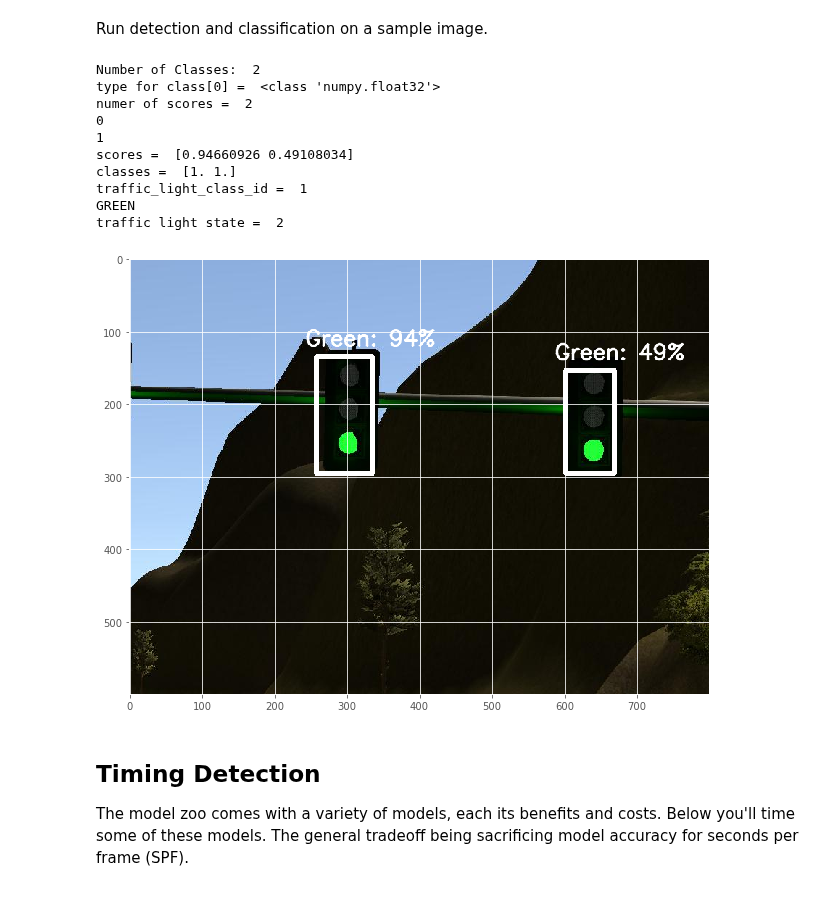
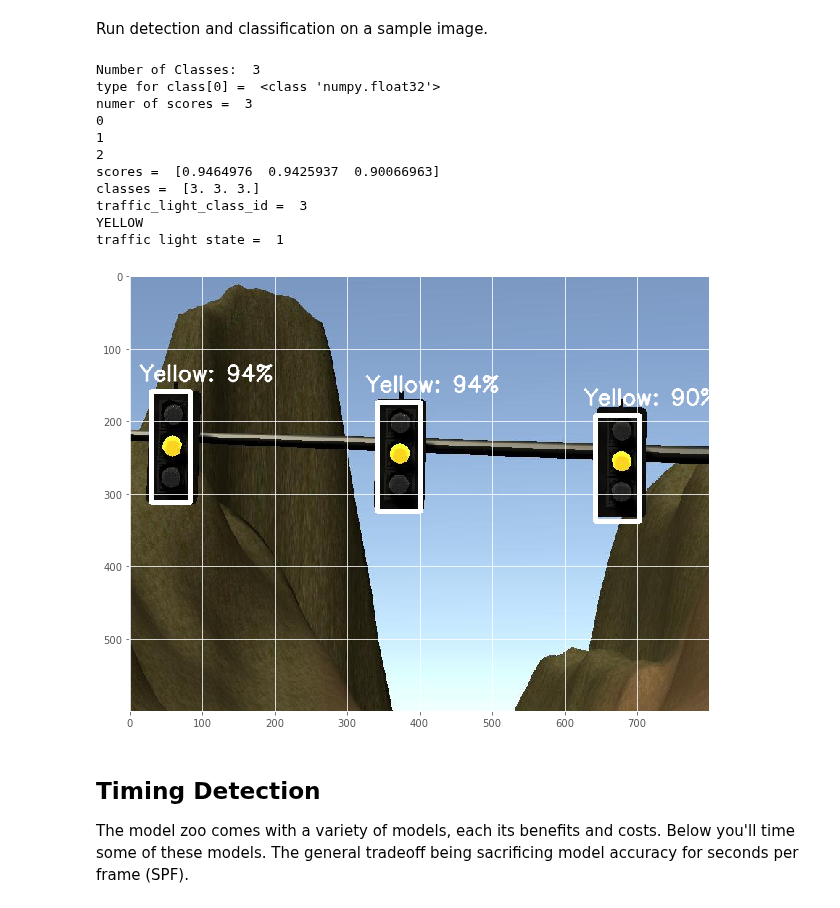
Before and after one commit to james94/Capstone-Program-Autonomous-Vehicle-CarND, a Jupyter notebook: docs/object_detection/CarND-Object-Detection-Lab.ipynb, the cells around one changed output. Saved outputs shown, nothing was run; the diff lists cells and outputs as text; code cells hidden in the pictures.

Commit message:
Output visuals of traffic light detection
This is a notebook for people to understand
how to use Tensorflow Object Detection models

```diff
--- a/docs/object_detection/CarND-Object-Detection-Lab.ipynb
+++ b/docs/object_detection/CarND-Object-Detection-Lab.ipynb
@@ -300,9 +301,9 @@ Make sure to extract these files prior to continuing!
 # 2773: loss = 1.7590
 # SSD_TL_2773_GRAPH_FILE = 'tensorflow/models/2773/ssd_inception_v2_tl_12_20_19_10_26/frozen_inference_graph.pb'
 
-SSD_TL_2000_GRAPH_FILE = 'tensorflow/models/output/trained/ssd_inception/ssd_inception_v2_tl/frozen_inference_graph.pb'
+SSD_TL_2000_GRAPH_FILE = '../../tensorflow/models/output/trained/ssd_inception/ssd_inception_v2_tl/frozen_inference_graph.pb'
 
-SSD_MOBNT_GRAPH_FILE = 'tensorflow/models/output/trained/ssd_mobilenet/ssd_mobilenet_v1_tl/frozen_inference_graph.pb'
+SSD_MOBNT_GRAPH_FILE = '../../tensorflow/models/output/trained/ssd_mobilenet/ssd_mobilenet_v1_tl/frozen_inference_graph.pb'
 # %% [markdown]
 Below are utility functions. The main purpose of these is to draw the bounding boxes back onto the original image.
 # %%
@@ -414,10 +415,9 @@ detection_classes = detection_graph.get_tensor_by_name('detection_classes:0')
 Run detection and classification on a sample image.
 # %%
 # Load a sample image.
-# image = Image.open('./assets/sample1.jpg')
-# image = Image.open('./data/evaluation_data/simulator_dataset_rgb/Yellow/8.0_229.png')
-# image = Image.open('./data/evaluation_data/simulator_dataset_rgb/Red/3.0_8.png')
-image = Image.open('./data/evaluation_data/simulator_dataset_rgb/Green/4.0_742.png')
+image = Image.open('../../data/evaluation_data/simulator_dataset_rgb/Yellow/8.0_229.png')
+# image = Image.open('../../data/evaluation_data/simulator_dataset_rgb/Red/3.0_8.png')
+# image = Image.open('../../data/evaluation_data/simulator_dataset_rgb/Green/4.0_742.png')
 image = np.array(image) # convert PIL img to np img since opencv only deals with np not PIL
 
 image_np = np.expand_dims(np.asarray(image, dtype=np.uint8), 0)
@@ -452,41 +452,54 @@ with tf.Session(graph=detection_graph) as sess:
     print("numer of scores = ", len(scores))
     draw_boxes(image, box_coords, classes, scores)
 
     print("scores = ", scores)
     print("classes = ", classes)
 
     if len(scores) <= 0:
         traffic_light_class_id = 4
+        traffic_light = 'traffic-light-unknown'
         traffic_light_state = TrafficLight_UNKNOWN
     elif len(scores) > 0:
         traffic_light_class_id = int(classes[np.argmax(scores)])
         print("traffic_light_class_id = ", traffic_light_class_id)
 
     if traffic_light_class_id == 1:
         print("GREEN")
+        traffic_light = 'traffic-light-green'
         traffic_light_state = TrafficLight_GREEN
     elif traffic_light_class_id == 2:
         print("RED")
+        traffic_light = 'traffic-light-red'
         traffic_light_state = TrafficLight_RED
     if traffic_light_class_id == 3:
         print("YELLOW")
+        traffic_light = 'traffic-light-yellow'
         traffic_light_state = TrafficLight_YELLOW
     print("traffic light state = ", traffic_light_state)
 
+    save_dst_path = '../images/'
+    if not os.path.exists(save_dst_path):
+        os.makedirs(save_dst_path)
+    tl_filename = traffic_light + str(uuid.uuid4()) + '.jpg'
+    save_file_dst = os.path.join(save_dst_path, tl_filename)
+    image_bgr = cv2.cvtColor(image, cv2.COLOR_RGB2BGR)
+    cv2.imwrite(save_file_dst, image_bgr)
+
     plt.figure(figsize=(12, 8))
     plt.imshow(image)
 # %% [output]
-Number of Classes:  2
+Number of Classes:  3
 type for class[0] =  <class 'numpy.float32'>
-numer of scores =  2
+numer of scores =  3
 0
 1
-scores =  [0.94660926 0.49108034]
-classes =  [1. 1.]
-traffic_light_class_id =  1
-GREEN
-traffic light state =  2
+2
+scores =  [0.9464976  0.9425937  0.90066963]
+classes =  [3. 3. 3.]
+traffic_light_class_id =  3
+YELLOW
+traffic light state =  1
-[figure, old version]
+[figure, new version]
 # %% [markdown]
 ## Timing Detection
 
```
Also changed, not shown: parts of 1 cell of this notebook.
